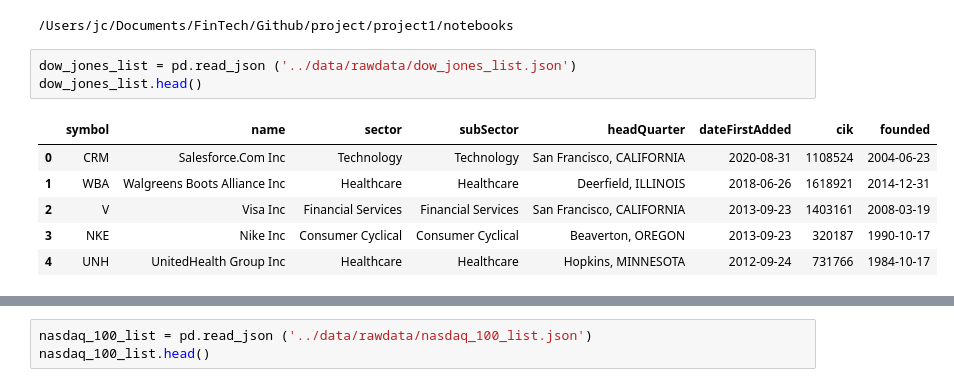
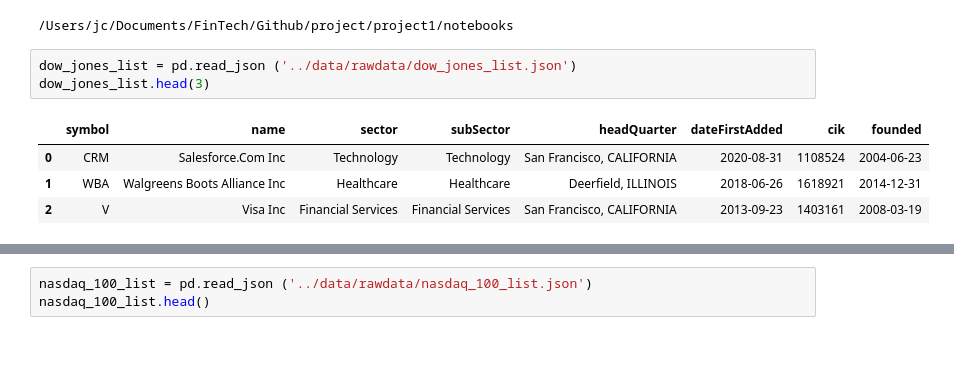
Before and after one commit to wchance/project1, a Jupyter notebook: notebooks/JC/major_index_jc.ipynb, the cells around one changed output, grey strips where cells are left out. Saved outputs shown, nothing was run; the diff lists cells and outputs as text; blank space fills up the shorter version.

```diff
--- a/notebooks/JC/major_index_jc.ipynb
+++ b/notebooks/JC/major_index_jc.ipynb
@@ -20,11 +20,9 @@ print(os.getcwd())
 /Users/jc/Documents/FinTech/Github/project/project1/notebooks
 # %%
 dow_jones_list = pd.read_json ('../data/rawdata/dow_jones_list.json')
-dow_jones_list.head()
+dow_jones_list.head(3)
 # %% [output]
 |  | symbol | name | sector | subSector | headQuarter | dateFirstAdded | cik | founded |
 | 0 | CRM | Salesforce.Com Inc | Technology | Technology | San Francisco, CALIFORNIA | 2020-08-31 | 1108524 | 2004-06-23 |
 | 1 | WBA | Walgreens Boots Alliance Inc | Healthcare | Healthcare | Deerfield, ILLINOIS | 2018-06-26 | 1618921 | 2014-12-31 |
 | 2 | V | Visa Inc | Financial Services | Financial Services | San Francisco, CALIFORNIA | 2013-09-23 | 1403161 | 2008-03-19 |
-| 3 | NKE | Nike Inc | Consumer Cyclical | Consumer Cyclical | Beaverton, OREGON | 2013-09-23 | 320187 | 1990-10-17 |
-| 4 | UNH | UnitedHealth Group Inc | Healthcare | Healthcare | Hopkins, MINNESOTA | 2012-09-24 | 731766 | 1984-10-17 |
```
Also changed, not shown: parts of 7 cells of this notebook.
